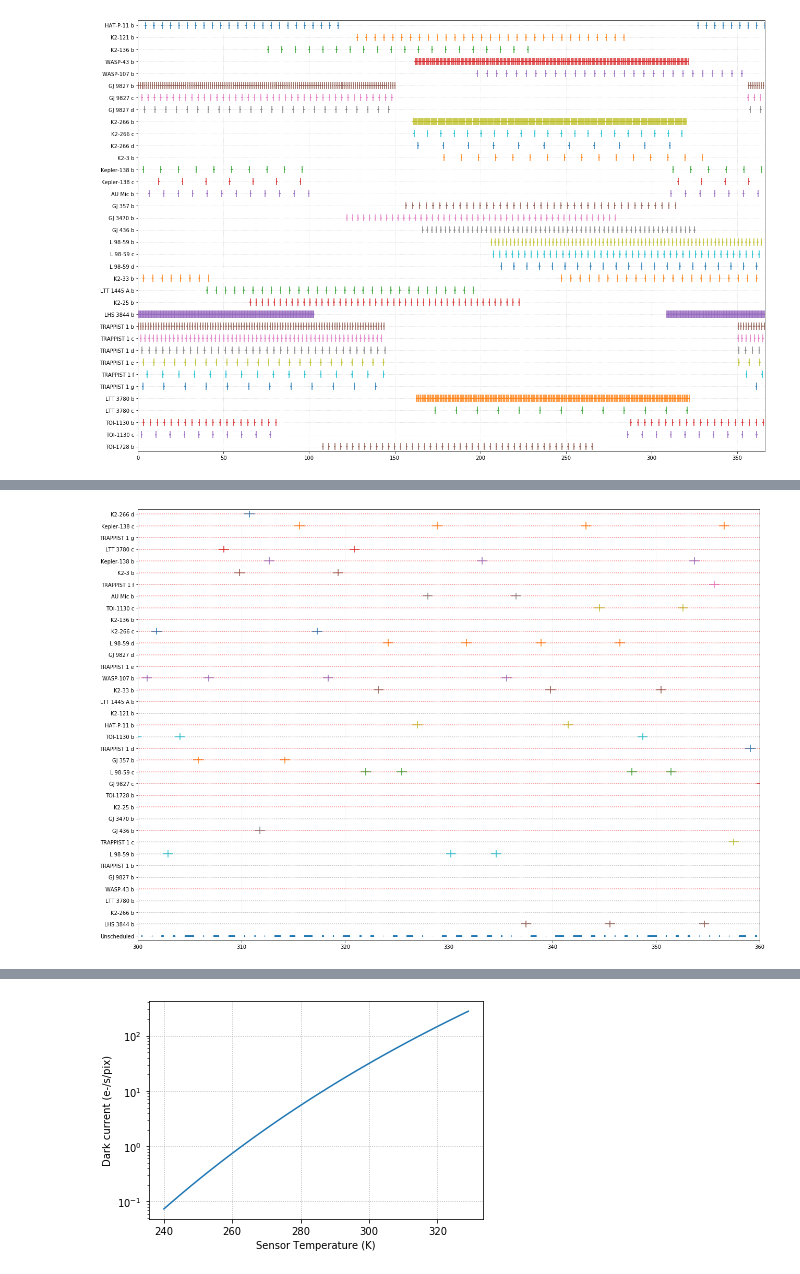
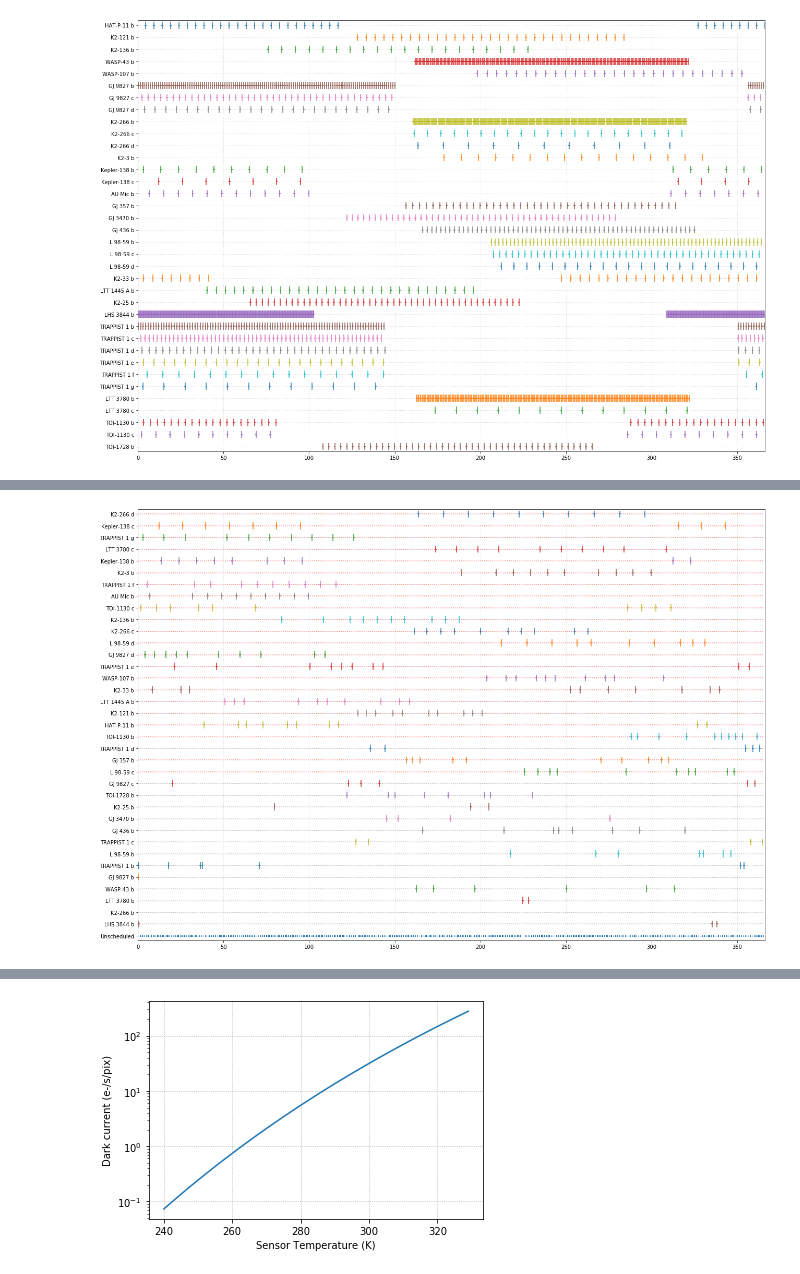
Before and after one commit to mrtommyb/Pandora_observing, a Jupyter notebook: notebooks/mock_observing_calendar.ipynb, the cells around one changed output, grey strips where cells are left out. Saved outputs shown, nothing was run; the diff lists cells and outputs as text; code cells hidden in the pictures.

```diff
--- a/notebooks/mock_observing_calendar.ipynb
+++ b/notebooks/mock_observing_calendar.ipynb
@@ -123,7 +128,7 @@ plt.savefig("mock_observing calendar.png", dpi=200)
 porb_sorted = sorted(porb.items(), key=lambda x: x[1], reverse=True)
 # %%
 minutes_in_mission = int(mission_duration * (86400/60))
-minutes_12_hours = int(60 * 11)
+minutes_12_hours = int(60 * 12)
 max_transits = 10
 # %%
 
@@ -180,33 +183,33 @@ len(np.nonzero([len(scheduled_transit[x]) == 10 for x in scheduled_transit])[0])
 # %%
 i = len(scheduled_transit)-1
 yticklabels = []
 fig, ax = plt.subplots(1, 1, figsize=[18, 12])
 for planet in tqdm.tqdm(scheduled_transit):
     ntransits = len(scheduled_transit[planet])
     ax.errorbar(scheduled_transit[planet], np.repeat(i, ntransits), xerr=0.5,
             yerr=0.3,
             ls="",
             marker="")
     yticklabels.append(planet)
     if ntransits >= max_transits:
         ax.hlines(i, 0, mission_duration, color='r', ls=':', alpha=0.5)
     else:
         ax.hlines(i, 0, mission_duration, color='grey', ls=':', alpha=0.5)
     i -= 1
 ax.scatter(np.where(open_times,np.arange(minutes_in_mission)/1440, np.nan),
          np.repeat(-1, len(open_times)), s=0.1)
 yticklabels.append("Unscheduled")
 ax.set(yticks=np.arange(-1, len(scheduled_transit)), yticklabels=yticklabels[::-1])
 ax.set_xlim(0, 366)
 ax.grid(ls=":", alpha=0.5, which="both")
-ax.set_xlim(300, 360)
+# ax.set_xlim(300, 360)
 ax.set_ylim(-1.4, len(scheduled_transit)-1+0.4)
 
 plt.tight_layout()
 
 plt.savefig("mock_year_in_the_life_v1.png", dpi=200)
 # %% [output]
-[figure, old version]
+[figure, new version]
 # %%
 print(f"Unscheduled: {np.sum(open_times) / 1440} days")
 print(f"Total planets: {len(scheduled_transit)}, " +
```
Also changed, not shown: parts of 9 cells of this notebook, 1 other file.
